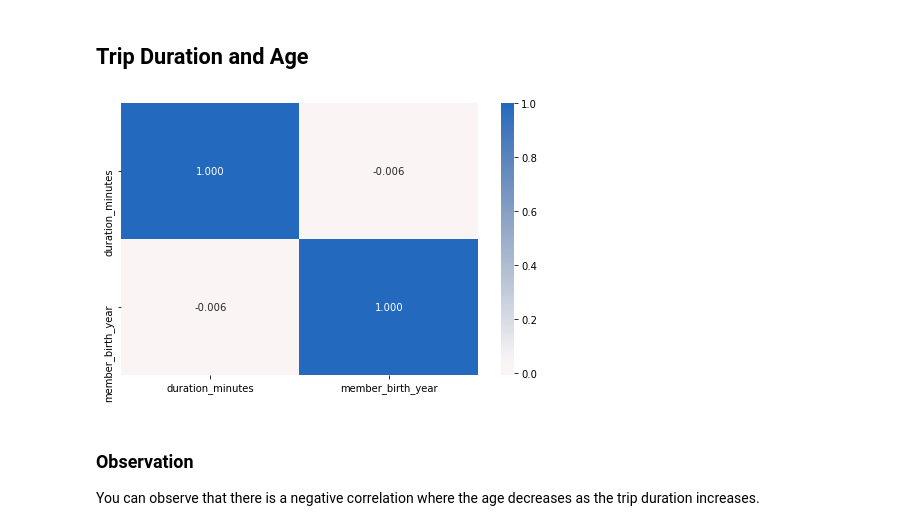
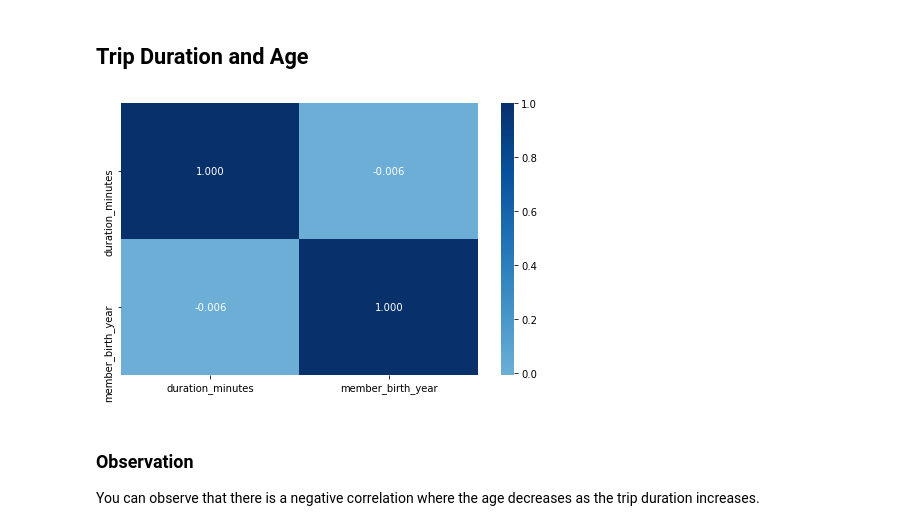
Before and after one commit to dainantonio/Bike-share-exploration, a Jupyter notebook: slide_deck_template-checkpoint.ipynb, the cells around one changed output. Saved outputs shown, nothing was run; the diff lists cells and outputs as text; code cells hidden in the pictures.

```diff
--- a/slide_deck_template-checkpoint.ipynb
+++ b/slide_deck_template-checkpoint.ipynb
@@ -399,12 +401,12 @@ To start off with, I want to look at the pairwise correlations present between f
 # %%
 numeric_vars = ['duration_minutes', 'member_birth_year']
 # %%
-# correlation plot -  a negative correlation
+# heatmap to show relationship between variables
 plt.figure(figsize = [8, 5])
-sns.heatmap(df[numeric_vars].corr(), annot = True, fmt = '.3f',cmap = 'vlag_r', center = 0)
+sns.heatmap(df[numeric_vars].corr(), annot = True, fmt = '.3f',cmap = 'Blues', center = 0)
 plt.show()
 # %% [output]
-[figure, old version]
+[figure, new version]
 # %% [markdown]
 ### Observation
 
```
Also changed, not shown: parts of 10 cells of this notebook.
